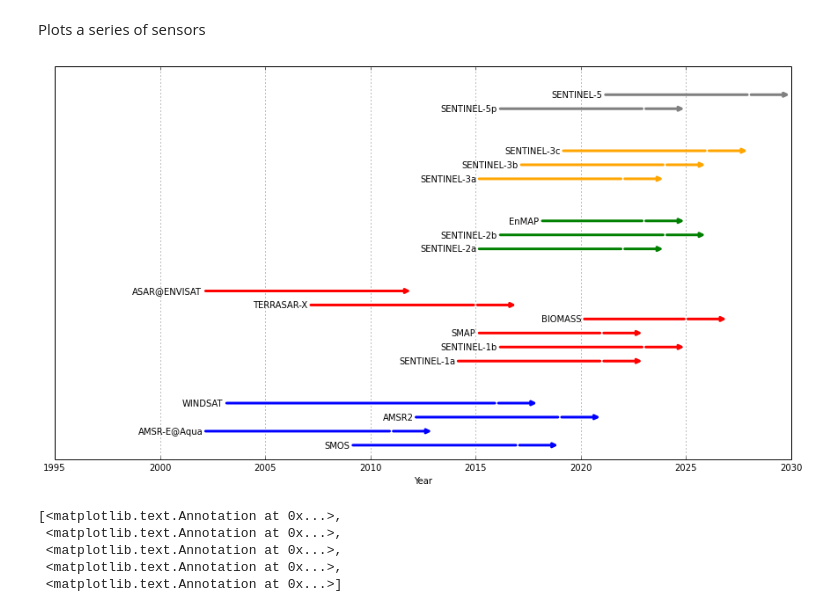
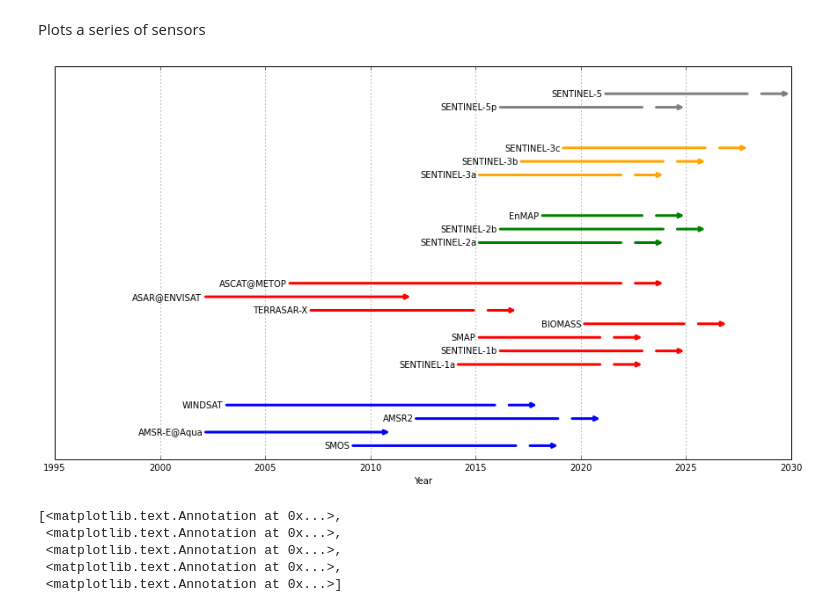
Before and after one commit to pygeo/sensorview, a Jupyter notebook: sensors_timeline.ipynb, the cells around one changed output. Cells and saved outputs as stored; diff of their text form; code cells hidden in the pictures.

Commit message:
added ASCAT

```diff
--- a/sensors_timeline.ipynb
+++ b/sensors_timeline.ipynb
@@ -40,7 +40,7 @@ class Sensor(object):
                             connectionstyle="arc3", linewidth=3, color=color) )
 
         if not self.decomissioned:
-            ax.annotate("", xy=(x3,y3), xycoords='data', va='center', ha='right', textcoords='data', xytext=(x2,y2),
+            ax.annotate("", xy=(x3,y3), xycoords='data', va='center', ha='right', textcoords='data', xytext=(x2+0.5,y2),
                     arrowprops=dict(arrowstyle="->",
                             connectionstyle="arc3", linewidth=3, color=color) )
 
@@ -67,12 +67,12 @@ mw_a.append(Sensor('SMAP', datetime.datetime(2015,1,31), datetime.datetime(2021,
 mw_a.append(Sensor('BIOMASS', datetime.datetime(2020,1,1), datetime.datetime(2025,12,31)))  # o.k.
 mw_a.append(Sensor('TERRASAR-X', datetime.datetime(2007,6,15), datetime.datetime(2015,12,31)))  # o.k.
 mw_a.append(Sensor('ASAR@ENVISAT', datetime.datetime(2002,3,1), datetime.datetime(2012,4,8), decomissioned=True))  # o.k.
-
+mw_a.append(Sensor('ASCAT@METOP', datetime.datetime(2006,10,19), datetime.datetime(2022,12,31)))
 
 mw_p = []
 mw_p.append(Sensor('SMOS', datetime.datetime(2009,11,2), datetime.datetime(2017,12,31))) # o.k.
 
-mw_p.append(Sensor('AMSR-E@Aqua', datetime.datetime(2002,5,4), datetime.datetime(2011,10,4))) # o.k.
+mw_p.append(Sensor('AMSR-E@Aqua', datetime.datetime(2002,5,4), datetime.datetime(2011,10,4),decomissioned=True)) # o.k.
 mw_p.append(Sensor('AMSR2', datetime.datetime(2012,5,18), datetime.datetime(2019,12,31)))  # o.k.
 mw_p.append(Sensor('WINDSAT', datetime.datetime(2003,1,6), datetime.datetime(2016,12,31))) # o.k.
 
@@ -88,34 +88,34 @@ def do_plot(l,ax,color,yoff=1.):
     return cnt+off + 1, res
 
 lines = []
 labels = []
 off = 0
 off, res = do_plot(mw_p,ax,'blue',yoff=off)
 lines.append(res)
 labels.append('passive microwave')
 off, res = do_plot(mw_a,ax,'red',yoff=off)
 lines.append(res)
 labels.append('active microwave')
 off, res = do_plot(optical,ax,'green',yoff=off)
 lines.append(res)
 labels.append('optical')
 off, res = do_plot(thermal,ax,'orange',yoff=off)
 lines.append(res)
 labels.append('thermal')
 off, res = do_plot(others,ax,'grey',yoff=off)
 lines.append(res)
 labels.append('others')
 
 ax.set_ylim(0,off)
 ax.grid()
 ax.set_yticks([])
 ax.set_xlabel('Year')
 #ax.legend(tuple(lines),tuple(labels))
 
 
 f.savefig('sensors.png', dpi=200)
 # %% [output]
-[figure, old version]
+[figure, new version]
 # %%
 ax.legend?
 # %%
```
